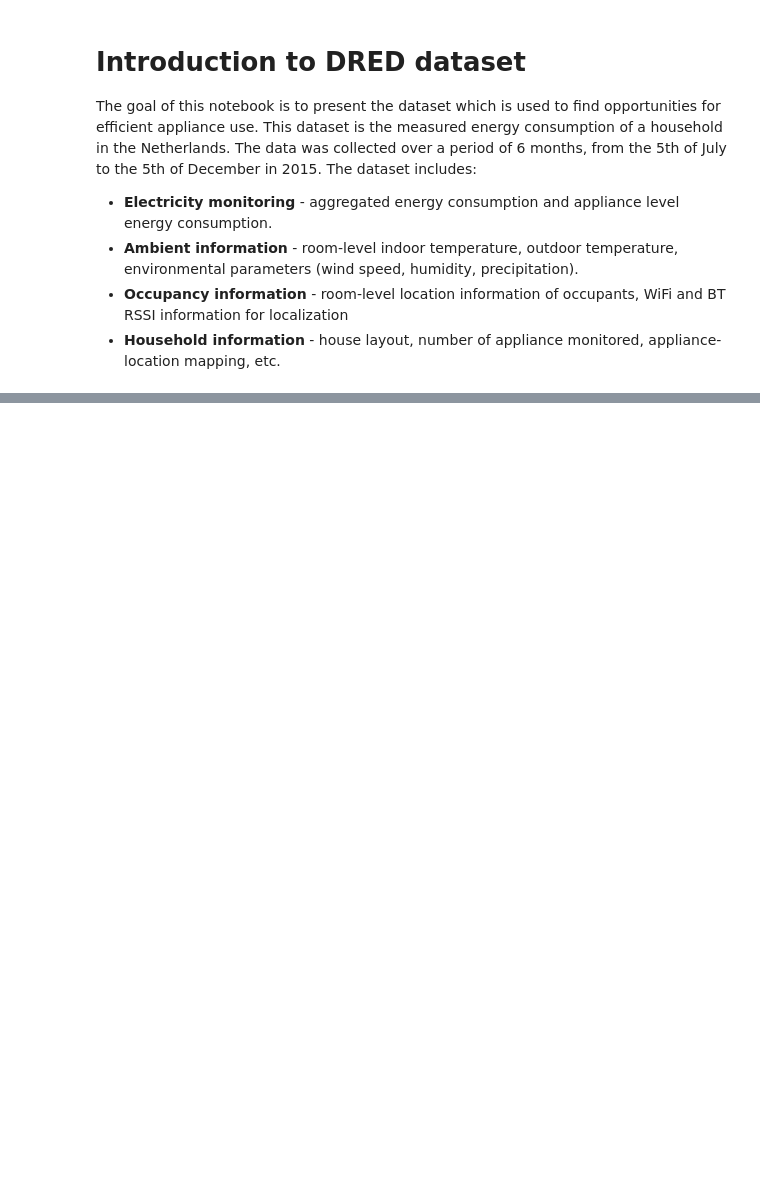
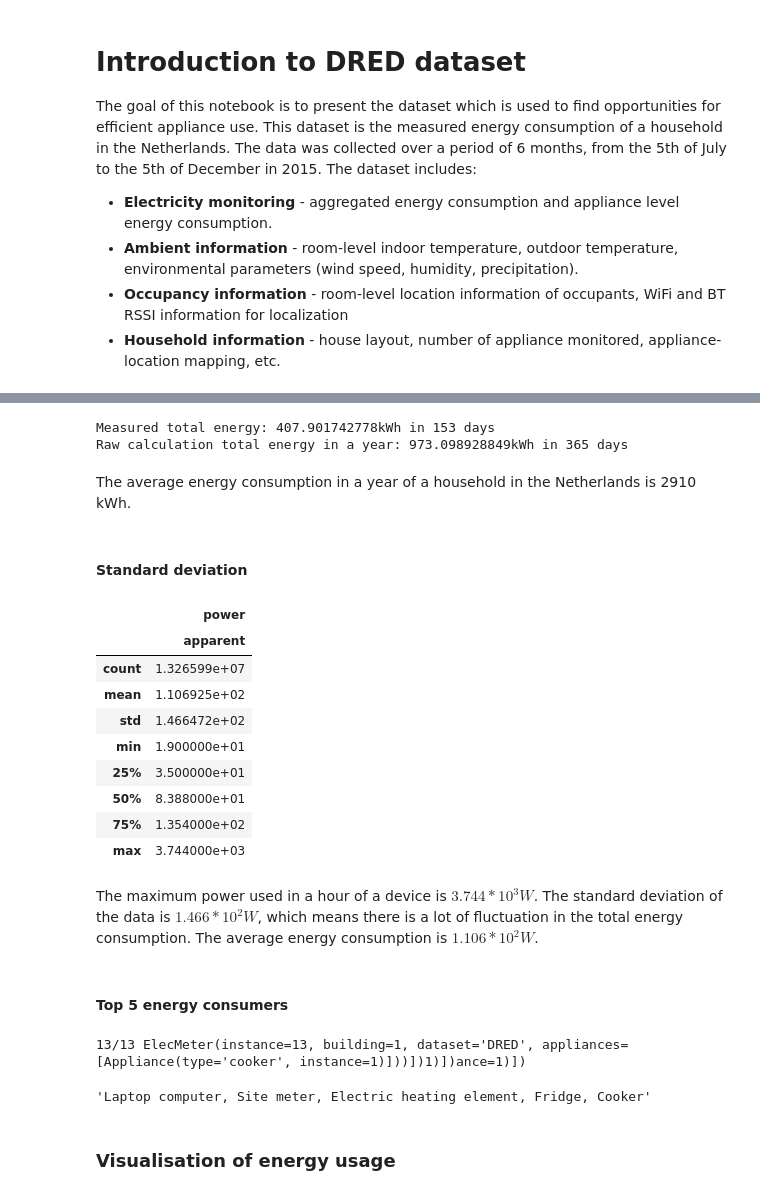
Before and after one commit to teamvirtue/smart-sockets-dev, a Jupyter notebook: Introduction to DRED dataset.ipynb, the cells around one changed output, grey strips where cells are left out. Cells and saved outputs as stored; diff of their text form; code cells hidden in the pictures; blank space fills up the shorter version.

```diff
--- a/Introduction to DRED dataset.ipynb
+++ b/Introduction to DRED dataset.ipynb
@@ -42,0 +116,43 @@ the new syntax is .resample(...).ffill(limit=1)
+# %%
+# Total energy
+total_energy = elec.mains().total_energy()
+date_start = parser.parse(dred.metadata['timeframe']['start'])
+date_end = parser.parse(dred.metadata['timeframe']['end'])
+delta = date_end - date_start
+print("Measured total energy: {}kWh in {} days".format(total_energy['apparent'], delta.days))
+
+# Raw total energy in a year
+total_year = (365 - 0) * (total_energy - 0) / (153 - 0) + 0
+print("Raw calculation total energy in a year: {}kWh in {} days".format(total_year['apparent'], 365))
+# %% [output]
+Measured total energy: 407.901742778kWh in 153 days
+Raw calculation total energy in a year: 973.098928849kWh in 365 days
+# %% [markdown]
+The average energy consumption in a year of a household in the Netherlands is 2910 kWh.
+# %% [markdown]
+#### Standard deviation
+# %%
+data = elec.mains().load().next()
+data.describe()
+# %% [output]
+|  | power |
+|  | apparent |
+| count | 1.326599e+07 |
+| mean | 1.106925e+02 |
+| std | 1.466472e+02 |
+| min | 1.900000e+01 |
+| 25% | 3.500000e+01 |
+| 50% | 8.388000e+01 |
+| 75% | 1.354000e+02 |
+| max | 3.744000e+03 |
+# %% [markdown]
+The maximum power used in a hour of a device is $3.744*10^3W$. The standard deviation of the data is $1.466*10^2W$, which means there is a lot of fluctuation in the total energy consumption. The average energy consumption is $1.106*10^2W$.
+# %% [markdown]
+#### Top 5 energy consumers
+# %%
+elec.select_top_k(k=5).label()
+# %% [output]
+13/13 ElecMeter(instance=13, building=1, dataset='DRED', appliances=[Appliance(type='cooker', instance=1)]))])1)])ance=1)])
+'Laptop computer, Site meter, Electric heating element, Fridge, Cooker'
+# %% [markdown]
+### Visualisation of energy usage
```
Also changed, not shown: parts of 17 cells of this notebook.
